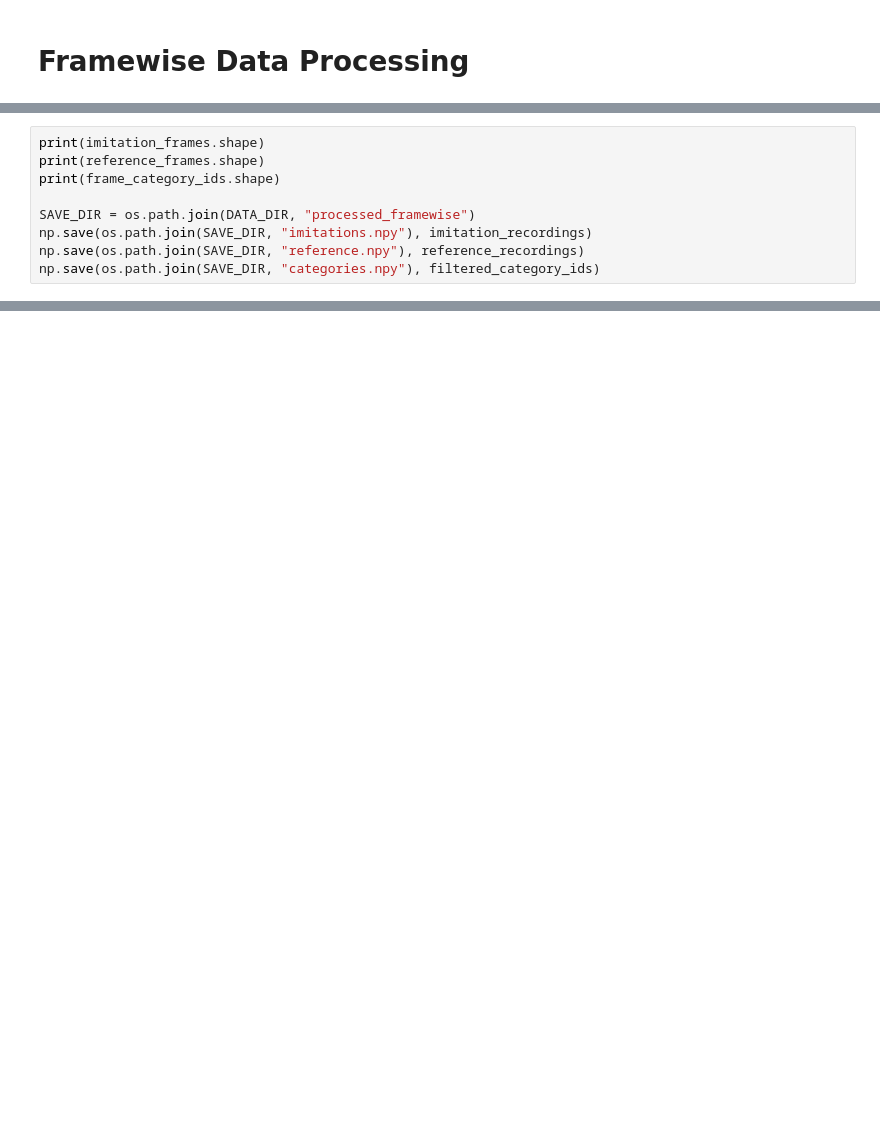
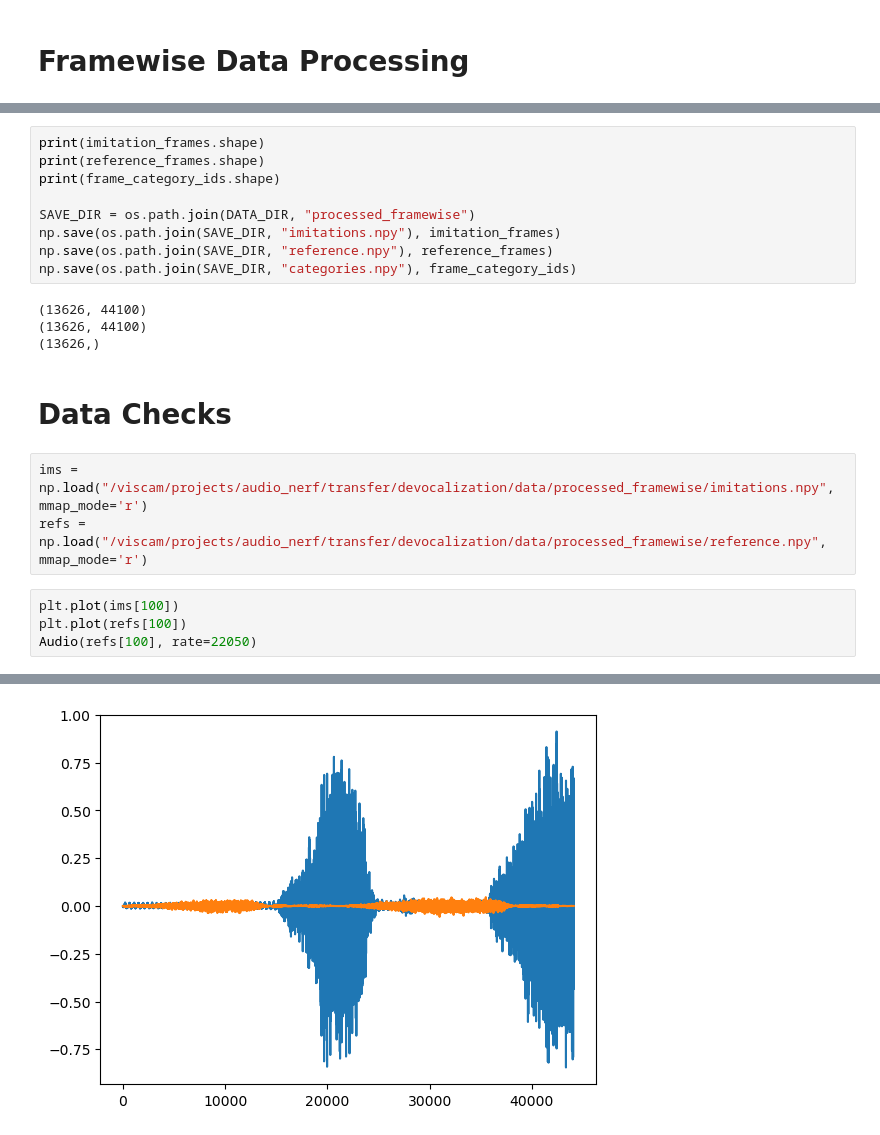
Before and after one commit to maswang32/devocalization, a Jupyter notebook: masonstuff/notebooks/process_data.ipynb, the cells around one changed output, grey strips where cells are left out. Saved outputs shown, nothing was run; the diff lists cells and outputs as text; blank space fills up the shorter version.

```diff
--- a/masonstuff/notebooks/process_data.ipynb
+++ b/masonstuff/notebooks/process_data.ipynb
@@ -251,6 +201,20 @@ print(reference_frames.shape)
 print(frame_category_ids.shape)
 
 SAVE_DIR = os.path.join(DATA_DIR, "processed_framewise")
-np.save(os.path.join(SAVE_DIR, "imitations.npy"), imitation_recordings)
-np.save(os.path.join(SAVE_DIR, "reference.npy"), reference_recordings)
-np.save(os.path.join(SAVE_DIR, "categories.npy"), filtered_category_ids)
+np.save(os.path.join(SAVE_DIR, "imitations.npy"), imitation_frames)
+np.save(os.path.join(SAVE_DIR, "reference.npy"), reference_frames)
+np.save(os.path.join(SAVE_DIR, "categories.npy"), frame_category_ids)
+# %% [output]
+(13626, 44100)
+(13626, 44100)
+(13626,)
+# %% [markdown]
+# Data Checks
+# %%
+ims = np.load("/viscam/projects/audio_nerf/transfer/devocalization/data/processed_framewise/imitations.npy", mmap_mode='r')
+refs = np.load("/viscam/projects/audio_nerf/transfer/devocalization/data/processed_framewise/reference.npy", mmap_mode='r')
+# %%
+plt.plot(ims[100])
+plt.plot(refs[100])
+Audio(refs[100], rate=22050)
+# %% [output]
@@ -256,0 +222 @@ np.save(os.path.join(SAVE_DIR, "categories.npy"), filtered_category_ids)
+[figure, added]
```
Also changed, not shown: parts of 8 cells of this notebook, 13 other files.
